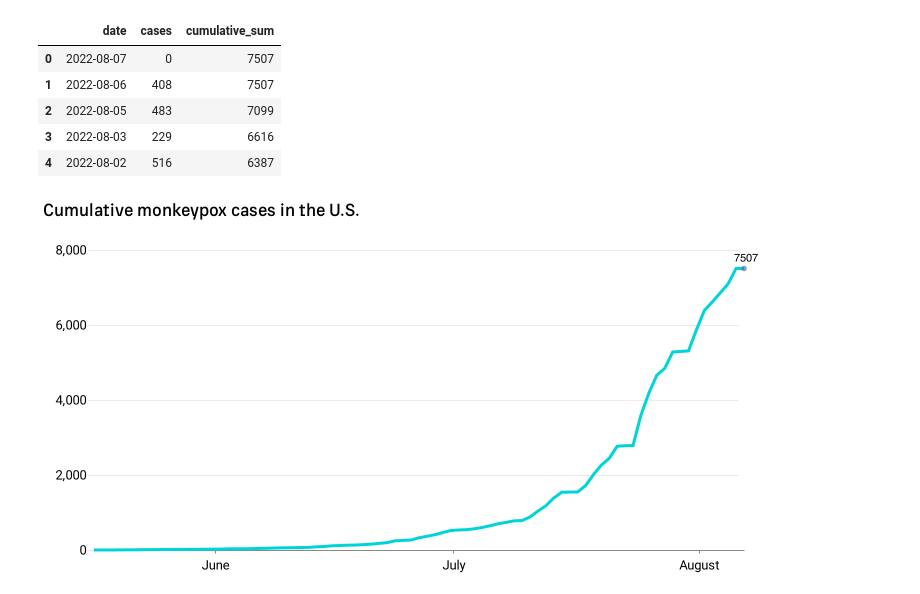
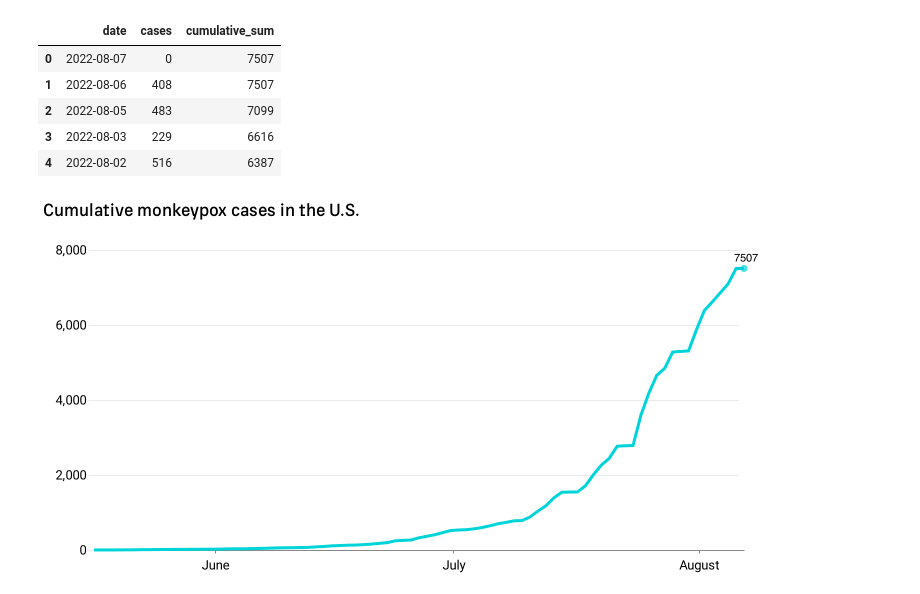
Before and after one commit to gridviz/monkeypox, a Jupyter notebook: 04-visualize-trend.ipynb, the cells around one changed output. Drawn from its saved outputs; the diff is of its cells as text; code cells hidden in the pictures.

Commit message:
latest chart tweaks

```diff
--- a/04-visualize-trend.ipynb
+++ b/04-visualize-trend.ipynb
@@ -42,37 +42,39 @@ src.head()
 | 2 | 2022-08-05 | 483 | 7099 |
 | 3 | 2022-08-03 | 229 | 6616 |
 | 4 | 2022-08-02 | 516 | 6387 |
-# %%
-line = (
-    alt.Chart(src)
-    .mark_line()
-    .encode(
-        x=alt.X("date:T", axis=alt.Axis(tickCount=5), title=""),
-        y=alt.Y("cumulative_sum:Q", title=" ", axis=alt.Axis(tickCount=5)),
-    )
-    .properties(title="Cumulative monkeypox cases in the U.S.", width=650, height=300)
-)
-
-text = (
-    alt.Chart(src.query("(cumulative_sum == cumulative_sum.max()) & (cases > 0)"))
-    .mark_text(dy=-10, dx=10)
-    .encode(
-        x=alt.X("date:T"),
-        y=alt.Y("cumulative_sum:Q"),
-        text=alt.Text("cumulative_sum:Q"),
-    )
-)
-
-circle = (
-    alt.Chart(src.query("(date == date.max())"))
-    .mark_circle()
-    .encode(
-        x=alt.X("date:T"),
-        y=alt.Y("cumulative_sum:Q"),
-    )
-)
-
-(line + text + circle).configure_legend(symbolType="stroke", orient="top")
-# %% [output]
-[figure, removed]
+# %%
+line = (
+    alt.Chart(src)
+    .mark_line()
+    .encode(
+        x=alt.X("date:T", axis=alt.Axis(tickCount=5), title=""),
+        y=alt.Y("cumulative_sum:Q", title=" ", axis=alt.Axis(tickCount=5)),
+    )
+    .properties(title="Cumulative monkeypox cases in the U.S.", width=650, height=300)
+)
+
+text = (
+    alt.Chart(src.query("(cumulative_sum == cumulative_sum.max()) & (cases > 0)"))
+    .mark_text(dy=-10, dx=10)
+    .encode(
+        x=alt.X("date:T"),
+        y=alt.Y("cumulative_sum:Q"),
+        text=alt.Text("cumulative_sum:Q"),
+    )
+)
+
+circle = (
+    alt.Chart(src.query("(date == date.max())"))
+    .mark_circle(color="#00d4d8", size=50)
+    .encode(
+        x=alt.X("date:T"),
+        y=alt.Y("cumulative_sum:Q"),
+    )
+)
+
+chart = (line + text + circle).configure_legend(symbolType="stroke", orient="top")
+# %%
+chart
+# %% [output]
+[figure, added]
 # %%
```
Also changed, not shown: parts of 1 cell of this notebook, 3 other files.
